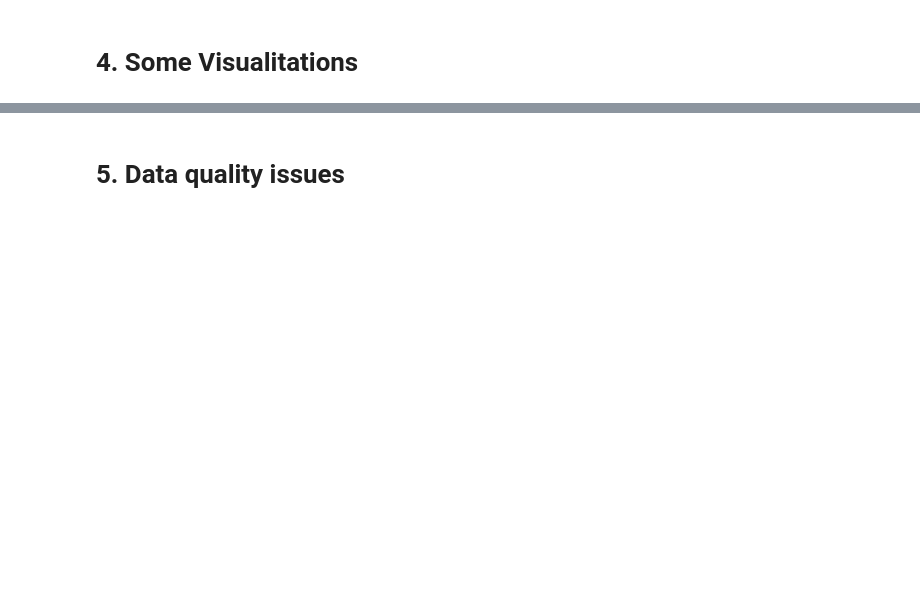
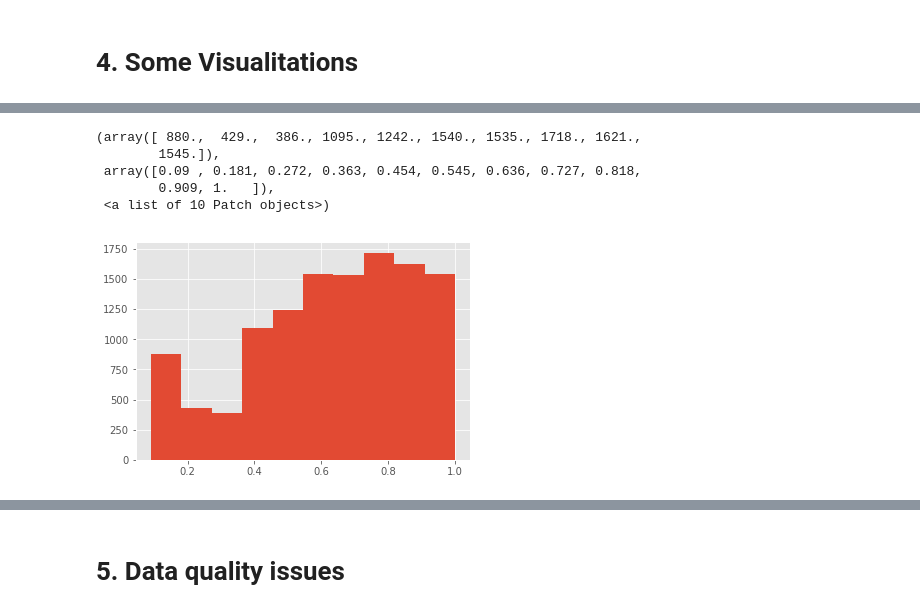
Before and after one commit to MariaGamero/TFM-ReasonsforEmployeeTurnover, a Jupyter notebook: Employee_retention.ipynb, the cells around one changed output, grey strips where cells are left out. Saved outputs shown, nothing was run; the diff lists cells and outputs as text; code cells hidden in the pictures; blank space fills up the shorter version.

```diff
--- a/Employee_retention.ipynb
+++ b/Employee_retention.ipynb
@@ -147,0 +185,9 @@ plt.show()
+# %%
+plt.hist(hr_no_dupl.satisfaction_level)
+# %% [output]
+(array([ 880.,  429.,  386., 1095., 1242., 1540., 1535., 1718., 1621.,
+        1545.]),
+ array([0.09 , 0.181, 0.272, 0.363, 0.454, 0.545, 0.636, 0.727, 0.818,
+        0.909, 1.   ]),
+ <a list of 10 Patch objects>)
+[figure, added]
```
Also changed, not shown: parts of 15 cells of this notebook.
